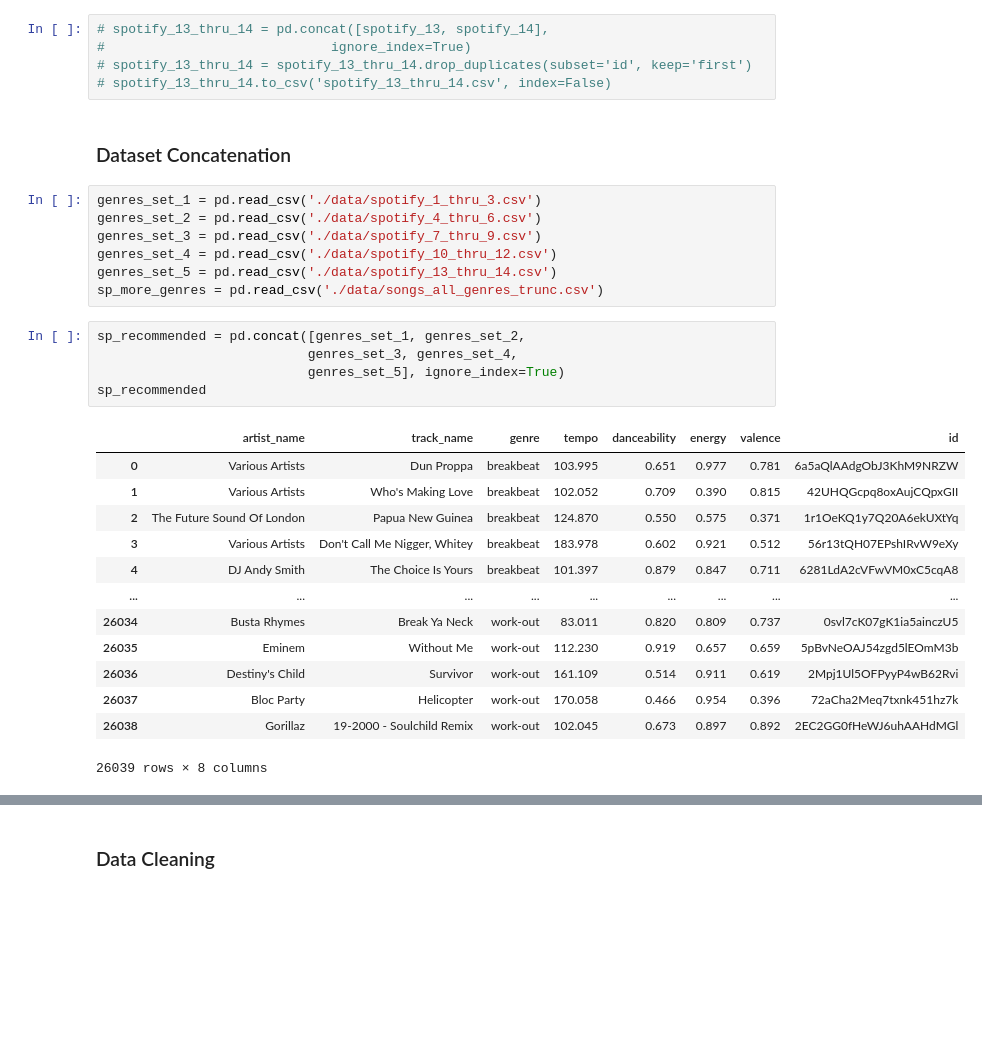
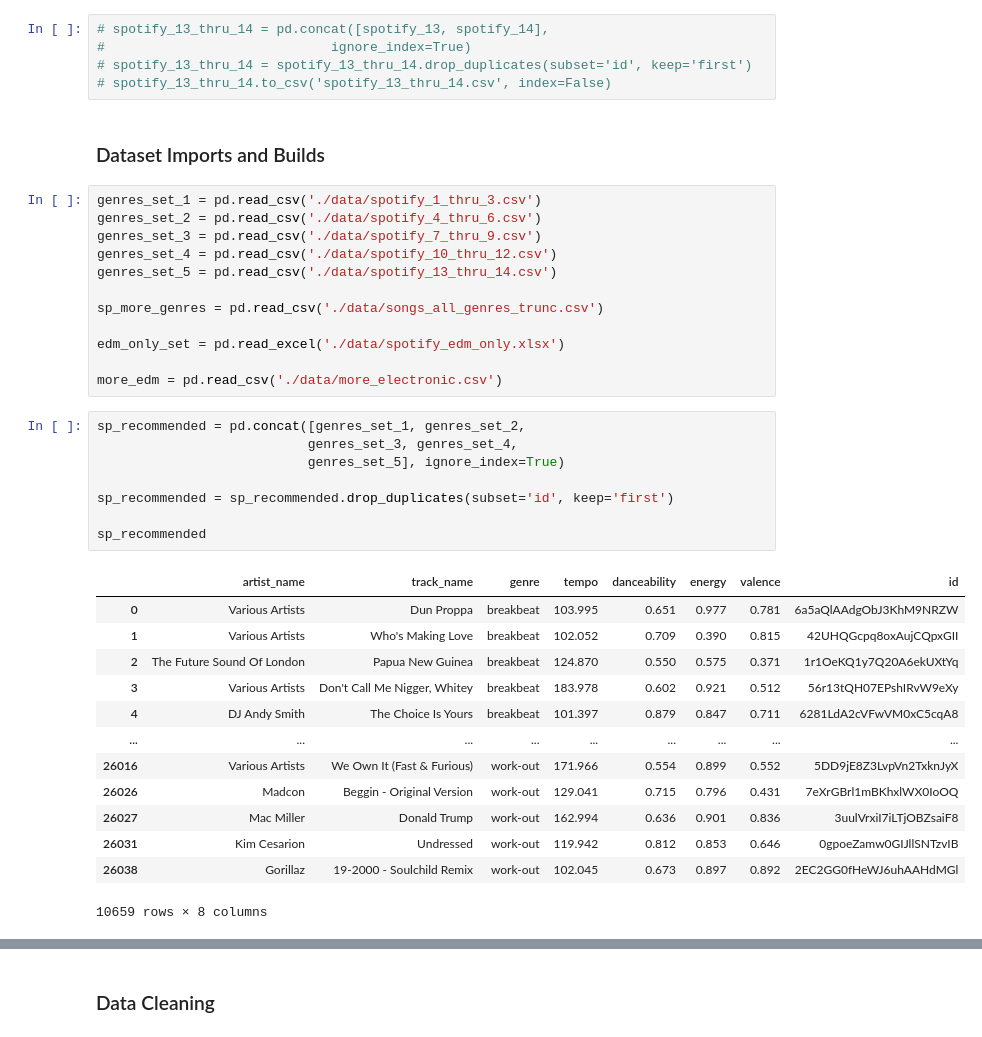
Before and after one commit to modernmediagrp/spotify-recommendation-system, a Jupyter notebook: main_notebook.ipynb, the cells around one changed output, grey strips where cells are left out. Drawn from its saved outputs; the diff is of its cells as text; blank space fills up the shorter version.

```diff
--- a/main_notebook.ipynb
+++ b/main_notebook.ipynb
@@ -233,33 +236,41 @@ spotify_1 = spotify_dataset_by_genres(genres)
 # spotify_13_thru_14 = spotify_13_thru_14.drop_duplicates(subset='id', keep='first')
 # spotify_13_thru_14.to_csv('spotify_13_thru_14.csv', index=False)
 # %% [markdown]
-### Dataset Concatenation
+### Dataset Imports and Builds
 # %%
 genres_set_1 = pd.read_csv('./data/spotify_1_thru_3.csv')
 genres_set_2 = pd.read_csv('./data/spotify_4_thru_6.csv')
 genres_set_3 = pd.read_csv('./data/spotify_7_thru_9.csv')
 genres_set_4 = pd.read_csv('./data/spotify_10_thru_12.csv')
 genres_set_5 = pd.read_csv('./data/spotify_13_thru_14.csv')
+
 sp_more_genres = pd.read_csv('./data/songs_all_genres_trunc.csv')
+
+edm_only_set = pd.read_excel('./data/spotify_edm_only.xlsx')
+
+more_edm = pd.read_csv('./data/more_electronic.csv')
 # %%
 sp_recommended = pd.concat([genres_set_1, genres_set_2,
                            genres_set_3, genres_set_4,
                            genres_set_5], ignore_index=True)
+
+sp_recommended = sp_recommended.drop_duplicates(subset='id', keep='first')
+
 sp_recommended
 # %% [output]
 |  | artist_name | track_name | genre | tempo | danceability | energy | valence | id |
 | 0 | Various Artists | Dun Proppa | breakbeat | 103.995 | 0.651 | 0.977 | 0.781 | 6a5aQlAAdgObJ3KhM9NRZW |
 | 1 | Various Artists | Who's Making Love | breakbeat | 102.052 | 0.709 | 0.390 | 0.815 | 42UHQGcpq8oxAujCQpxGII |
 | 2 | The Future Sound Of London | Papua New Guinea | breakbeat | 124.870 | 0.550 | 0.575 | 0.371 | 1r1OeKQ1y7Q20A6ekUXtYq |
 | 3 | Various Artists | Don't Call Me Nigger, Whitey | breakbeat | 183.978 | 0.602 | 0.921 | 0.512 | 56r13tQH07EPshIRvW9eXy |
 | 4 | DJ Andy Smith | The Choice Is Yours | breakbeat | 101.397 | 0.879 | 0.847 | 0.711 | 6281LdA2cVFwVM0xC5cqA8 |
 | ... | ... | ... | ... | ... | ... | ... | ... | ... |
-| 26034 | Busta Rhymes | Break Ya Neck | work-out | 83.011 | 0.820 | 0.809 | 0.737 | 0svl7cK07gK1ia5ainczU5 |
-| 26035 | Eminem | Without Me | work-out | 112.230 | 0.919 | 0.657 | 0.659 | 5pBvNeOAJ54zgd5lEOmM3b |
-| 26036 | Destiny's Child | Survivor | work-out | 161.109 | 0.514 | 0.911 | 0.619 | 2Mpj1Ul5OFPyyP4wB62Rvi |
-| 26037 | Bloc Party | Helicopter | work-out | 170.058 | 0.466 | 0.954 | 0.396 | 72aCha2Meq7txnk451hz7k |
+| 26016 | Various Artists | We Own It (Fast & Furious) | work-out | 171.966 | 0.554 | 0.899 | 0.552 | 5DD9jE8Z3LvpVn2TxknJyX |
+| 26026 | Madcon | Beggin - Original Version | work-out | 129.041 | 0.715 | 0.796 | 0.431 | 7eXrGBrl1mBKhxlWX0IoOQ |
+| 26027 | Mac Miller | Donald Trump | work-out | 162.994 | 0.636 | 0.901 | 0.836 | 3uulVrxiI7iLTjOBZsaiF8 |
+| 26031 | Kim Cesarion | Undressed | work-out | 119.942 | 0.812 | 0.853 | 0.646 | 0gpoeZamw0GIJllSNTzvIB |
 | 26038 | Gorillaz | 19-2000 - Soulchild Remix | work-out | 102.045 | 0.673 | 0.897 | 0.892 | 2EC2GG0fHeWJ6uhAAHdMGl |
-26039 rows × 8 columns
+10659 rows × 8 columns
 # %%
 sp_recommended.rename(columns={'artist_name': 'Artists',
                                'track_name': 'Song_Title',
```
Also changed, not shown: parts of 26 cells of this notebook, 4 other files.
